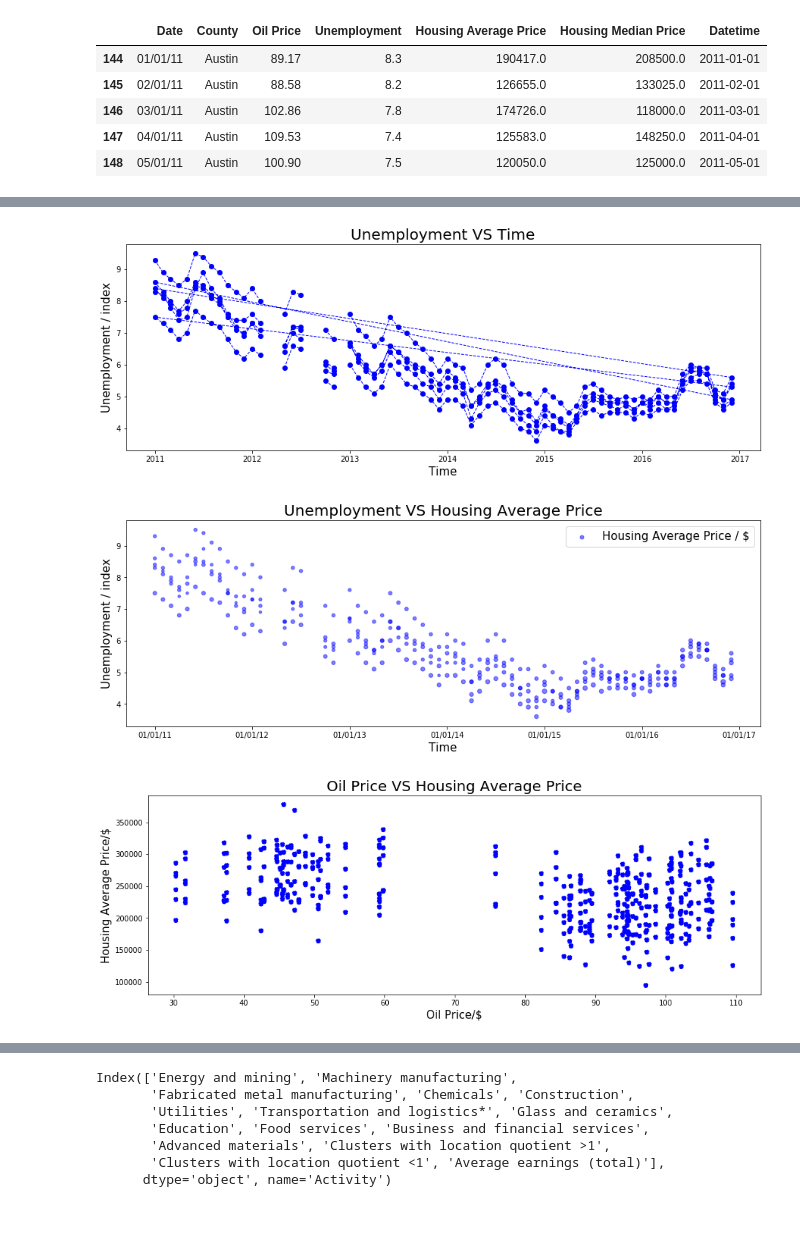
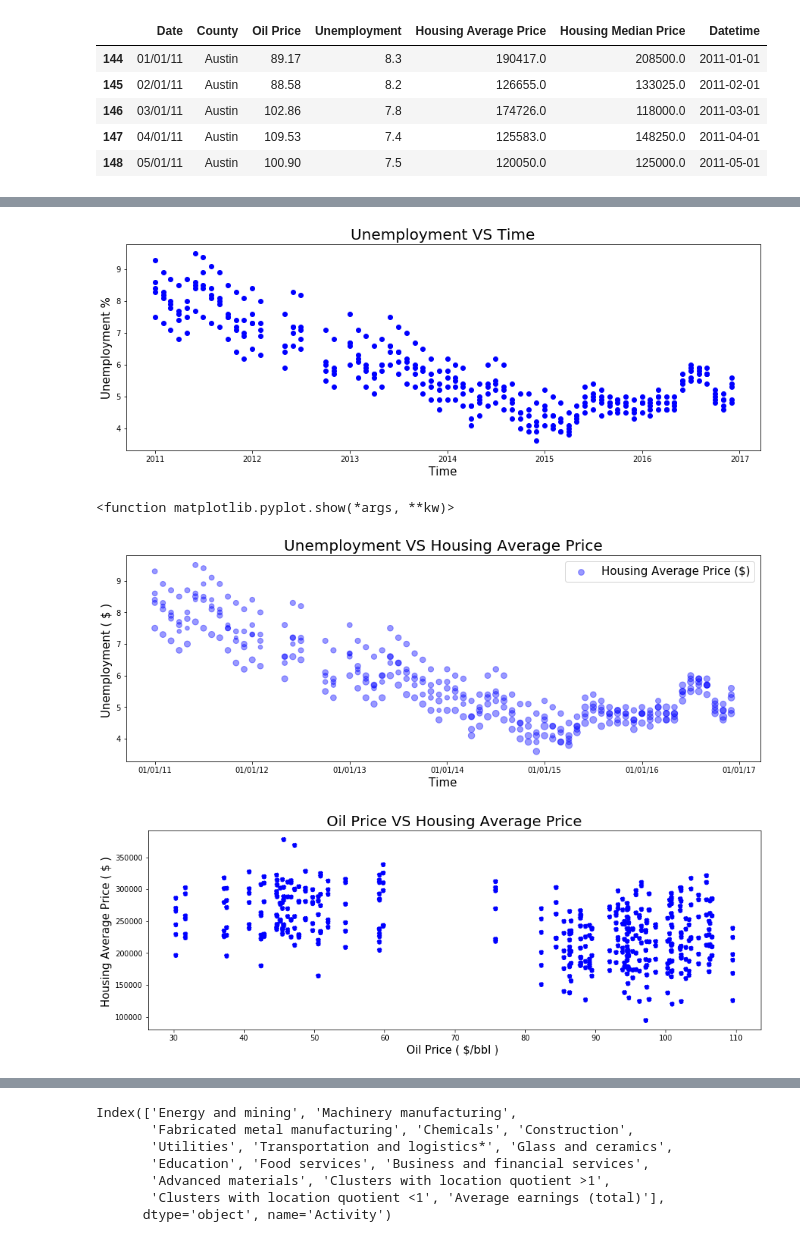
Before and after one commit to savorgnan5/Project_1, a Jupyter notebook: Fabio_P.ipynb, the cells around one changed output, grey strips where cells are left out. Saved outputs shown, nothing was run; the diff lists cells and outputs as text; code cells hidden in the pictures.

```diff
--- a/Fabio_P.ipynb
+++ b/Fabio_P.ipynb
@@ -344,37 +344,38 @@ plt.show()
 # %%
-Time_oilprice=plt.plot_date(County_list_Houston["Datetime"], County_list_Houston["Unemployment"] , color="blue",linestyle='--',linewidth=1)
+Time_oilprice=plt.plot_date(County_list_Houston["Datetime"], County_list_Houston["Unemployment"] , color="blue")
 plt.title("Unemployment VS Time",fontsize=20)
 plt.xlabel("Time",fontsize=15)
-plt.ylabel("Unemployment / index",fontsize=15)
+plt.ylabel("Unemployment %",fontsize=15)
 plt.savefig("Unemployment VS Time.png")
 plt.show()
 # %% [output]
-[figure, old version]
+[figure, new version]
 # %%
 fig, ax= plt.subplots()
 ax.scatter(County_list_Houston["Date"],
             County_list_Houston["Unemployment"],
-            s=County_list_Houston["Housing Average Price"]/10000,
-            alpha= 0.5, marker="o", color="blue",label="Housing Average Price / $")
+            s=County_list_Houston["Housing Average Price"]/4000,
+            alpha= 0.4, marker="o", color="blue",label="Housing Average Price ($)")
 plt.xticks(["01/01/11","01/01/12","01/01/13","01/01/14","01/01/15","01/01/16","01/01/17"])
 plt.title("Unemployment VS Housing Average Price", fontsize=20)
 plt.xlabel("Time", fontsize=15)
-plt.ylabel("Unemployment / index",fontsize=15)
+plt.ylabel("Unemployment ( $ ) ",fontsize=15)
 plt.legend(fontsize=15)
 plt.savefig("Unemployment VS Housing Average Price.png")
-plt.show()
+plt.show
 # %% [output]
+<function matplotlib.pyplot.show(*args, **kw)>
-[figure, old version]
+[figure, new version]
 # %%
 
 Oil_house= plt.scatter(County_list_Houston["Oil Price"], County_list_Houston["Housing Average Price"],linestyle='--',linewidth=1, marker="o", color="blue")
 plt.title("Oil Price VS Housing Average Price", fontsize=20)
-plt.xlabel("Oil Price/$",fontsize=15)
-plt.ylabel("Housing Average Price/$", fontsize=15)
+plt.xlabel("Oil Price ( $/bbl ) ",fontsize=15)
+plt.ylabel("Housing Average Price ( $ ) ", fontsize=15)
 plt.savefig("Oil Price VS Housing Average Price.png")
 plt.show()
 # %% [output]
-[figure, old version]
+[figure, new version]
 # %%
 Oil_house= plt.scatter(County_list_Houston["Unemployment"], County_list_Houston["Housing Average Price"],
                        linestyle='--',linewidth=1, color="blue")
```
Also changed, not shown: parts of 4 cells of this notebook, 7 other files.
